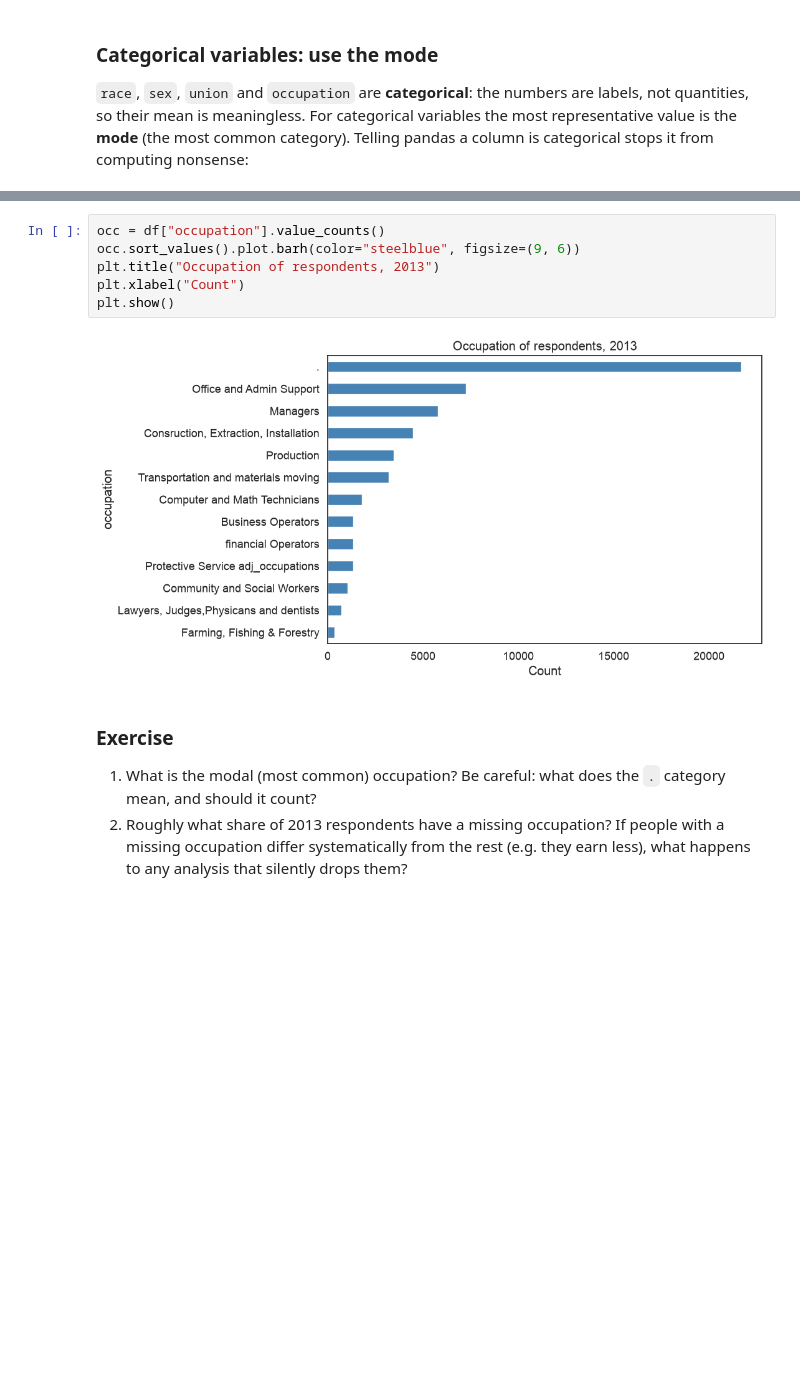
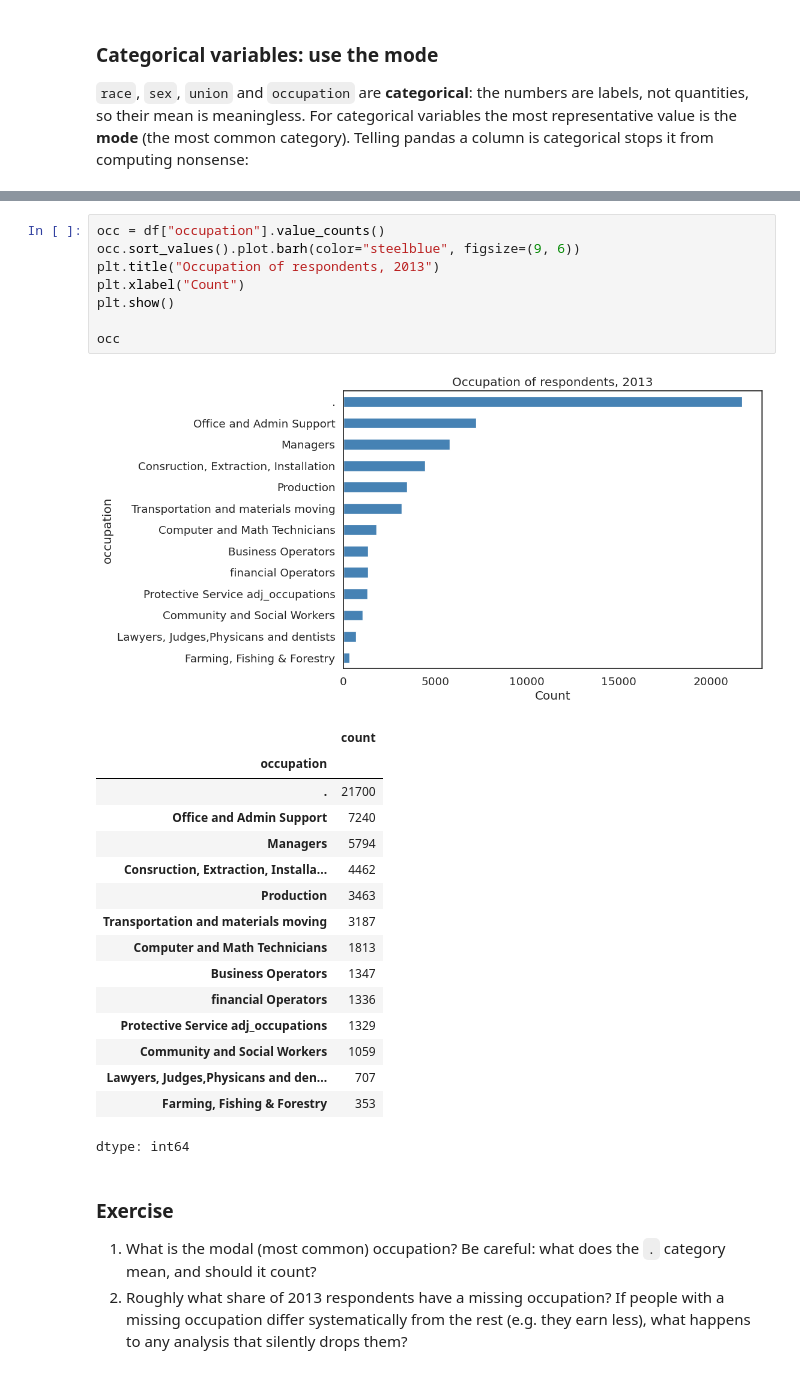
Before and after one commit to kimanag/QM2, a Jupyter notebook: notebooks/W05. Distributions and Basic Statistics Anastasia.ipynb, the cells around one changed output, grey strips where cells are left out. Cells and saved outputs as stored; diff of their text form; blank space fills up the shorter version.

```diff
--- a/notebooks/W05. Distributions and Basic Statistics Anastasia.ipynb
+++ b/notebooks/W05. Distributions and Basic Statistics Anastasia.ipynb
@@ -145,11 +157,29 @@ Name: race, dtype: int64
 # %%
 occ = df["occupation"].value_counts()
 occ.sort_values().plot.barh(color="steelblue", figsize=(9, 6))
 plt.title("Occupation of respondents, 2013")
 plt.xlabel("Count")
 plt.show()
+
+occ
 # %% [output]
-[figure, old version]
+[figure, new version]
+|  | count |
+| occupation |  |
+| . | 21700 |
+| Office and Admin Support | 7240 |
+| Managers | 5794 |
+| Consruction, Extraction, Installa... | 4462 |
+| Production | 3463 |
+| Transportation and materials moving | 3187 |
+| Computer and Math Technicians | 1813 |
+| Business Operators | 1347 |
+| financial Operators | 1336 |
+| Protective Service adj_occupations | 1329 |
+| Community and Social Workers | 1059 |
+| Lawyers, Judges,Physicans and den... | 707 |
+| Farming, Fishing & Forestry | 353 |
+dtype: int64
 # %% [markdown]
 ### Exercise
 
```
Also changed, not shown: parts of 6 cells of this notebook.
